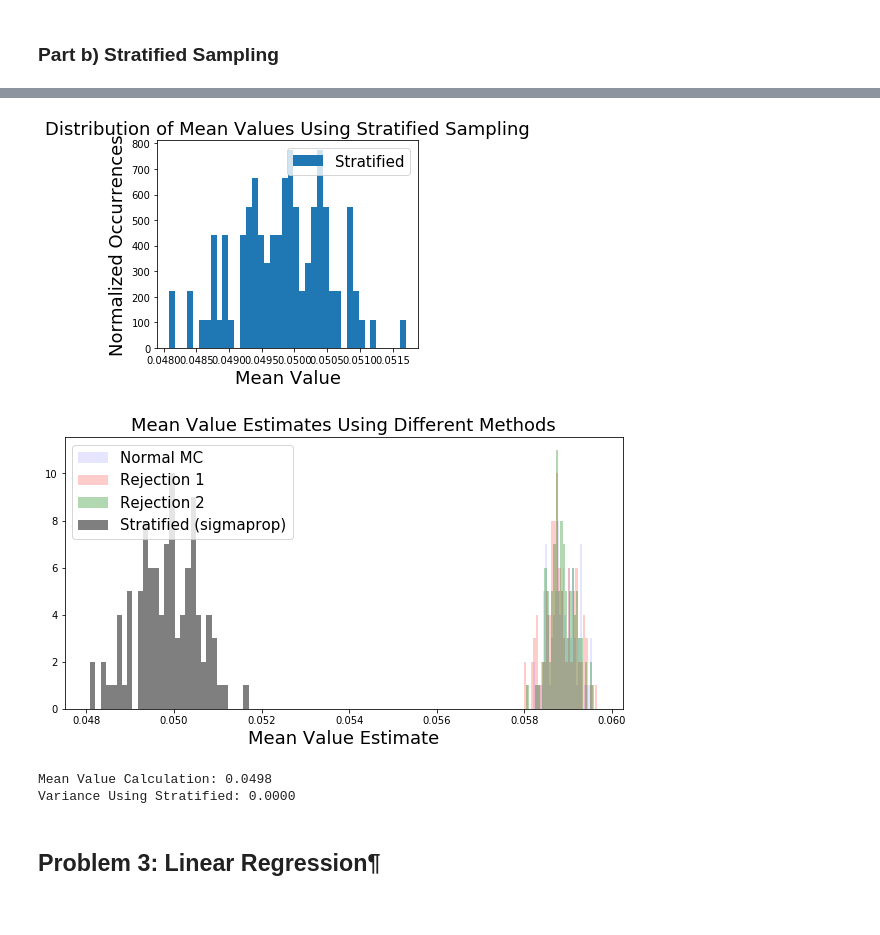
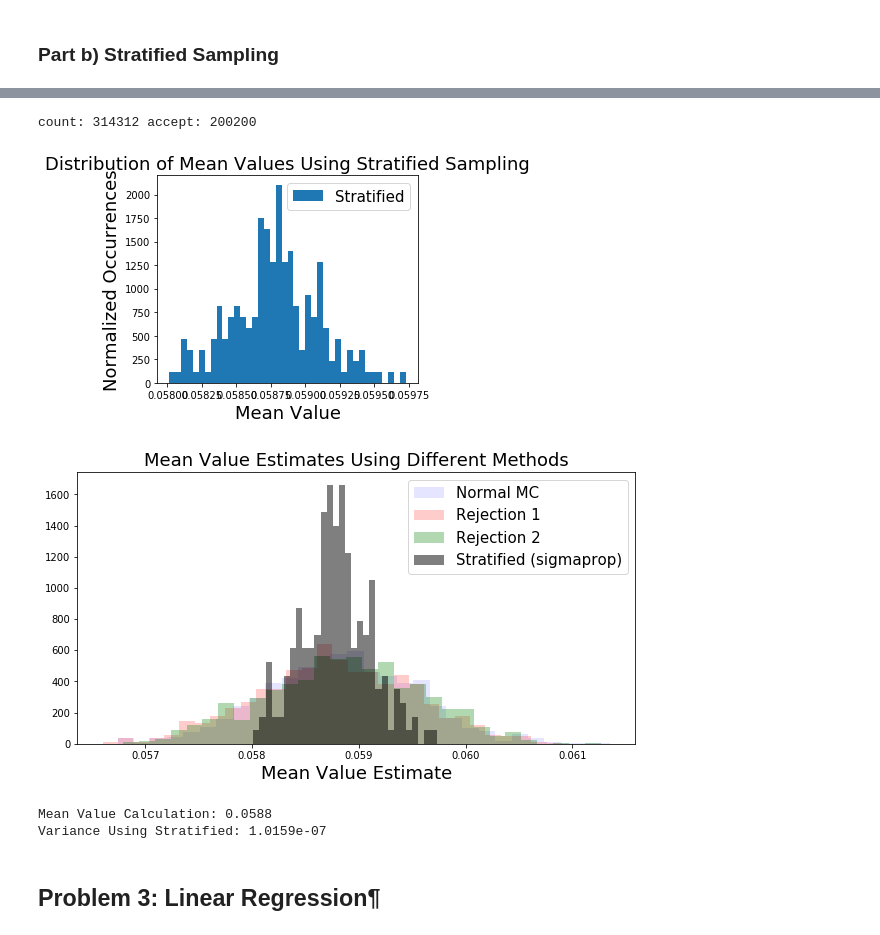
Before and after one commit to rshally/AM207, a Jupyter notebook: Spencer/Pset 2/Hallyburton_Pset_2.ipynb, the cells around one changed output, grey strips where cells are left out. Cells and saved outputs as stored; diff of their text form; code cells hidden in the pictures.

```diff
--- a/Spencer/Pset 2/Hallyburton_Pset_2.ipynb
+++ b/Spencer/Pset 2/Hallyburton_Pset_2.ipynb
@@ -253,7 +259,10 @@ def Perform_Rejection_Steroids(Nsamp, x, x_out, umin, umax, Mg, CDFvals):
 ##################################################################
 # %%
 # Evaluate the rejection sampling on steroids
-samples3, count3, accepted3 = Perform_Rejection_Steroids(Nsamp, x, x_out, umin, umax, Mg, CDFvals)
+# Nsamp = 1000
+# Ntrials = 300
+samples3, count3, accepted3 = Perform_Rejection_Steroids(Nsamp, x, x_out, Mg, xmin, xmax, mu_1, sigma_1)
+
 print("Count:",count3, "Accepted:", accepted3)
 
 # Plot the histogram:
@@ -266,11 +275,10 @@ plt.ylabel('fx')
 plt.legend()
 plt.show()
 
-
 # Evaluation the Rejection Sampling many times
 h_out_3 = np.zeros(Ntrials)
 for m in range(Ntrials):
-    samples3_all, _, _ = Perform_Rejection_Steroids(Nsamp, x, x_out, umin, umax, Mg, CDFvals)
+    samples3_all, _, _ = Perform_Rejection_Steroids(Nsamp, x, x_out, Mg, xmin, xmax, mu_1, sigma_1)
     h_out_3[m] = np.mean(h(samples3_all))
 
 # Plot the histogram of mean values:
@@ -359,9 +416,10 @@ plt.show()
 # %%
 # Calculate number of points for sampling in each region
-Ntrials = 100
-Nsamp = 200
-nums = np.ceil(Nsamp*sigmas/np.sum(sigmas)).astype(int)
+Nsamp = 2000
+Ntrials = 200
 
+count_all = 0
+accepted_all = 0
 Is = np.zeros(Ntrials)
 
 # Loop over each trial
@@ -374,22 +432,24 @@ for k in np.arange(0, Ntrials):
     # Loop over each region
     for reg in np.arange(0, Ns):
         # Sample using rejection sampling:
+        idxes = (x>=Umin) & (x<=Umax)
+        x_st = x[idxes]
+        x_out_st = x_out[idxes]
+        weight = CDF_X[np.where(x==Umax)] - CDF_X[np.where(x==Umin)]
         if reg==0:
             Mg = lambda x: Mg1(x)
-            CDF = CDFvals1
-            umin_in = invCDFg1(Umin)
-            umax_in = invCDFg1(Umax)
         elif reg==1:
             Mg = lambda x: Mg2(x)
-            CDF = CDFvals2
-            umin_in = invCDFg2(Umin)
-            umax_in = invCDFg2(Umax)
 
         # Rejection sampling using number of points as proportional to size of region
-        samples, count, accepted = Perform_Rejection_Steroids(nums[reg], x, x_out, umin_in, umax_in, Mg, CDF)
+        samples, count, accepted = Perform_Rejection_Stratefied(nums[reg], x_st, x_out_st, Mg, Umin, Umax,
+                                                                mu_vals[reg], sigma_vals[reg])
+
+        count_all += count
+        accepted_all += accepted
 
         #Add points in weighted fashion
-        Ii = Ii + nums[reg]/sum(nums)*np.mean(h(samples))
+        Ii = Ii + weight*np.mean(h(samples))
 
         # Update the region
         Umin = Umin + step
@@ -397,34 +457,38 @@ for k in np.arange(0, Ntrials):
 
     # Add integral value
     Is[k] = Ii
+
+print('count:', count_all, 'accept:', accepted_all)
+# %% [output]
+count: 314312 accept: 200200
 # %%
 # Plot stratified sampling method
 plt.hist(Is, bins=40, histtype='stepfilled', label=u'Stratified', normed=True)
 plt.legend()
 plt.title('Distribution of Mean Values Using Stratified Sampling')
 plt.xlabel('Mean Value')
 plt.ylabel('Normalized Occurrences')
 plt.tight_layout()
 plt.show()
 
 # Plot all three methods at once:
 plt.figure(figsize=(10,5))
-plt.hist(h_out_1,30, histtype='stepfilled', color='b', label=u'Normal MC', alpha=0.1)
-plt.hist(h_out_2,30, histtype='stepfilled', color='r', label=u'Rejection 1', alpha=0.2)
-plt.hist(h_out_3, 30, histtype='stepfilled',color='g', label=u'Rejection 2', alpha=0.3)
-plt.hist(Is, 30, histtype='stepfilled',color='k', label=u'Stratified (sigmaprop)', alpha=0.5)
+plt.hist(h_out_1,30, histtype='stepfilled', color='b', label=u'Normal MC', alpha=0.1, normed=True)
+plt.hist(h_out_2,30, histtype='stepfilled', color='r', label=u'Rejection 1', alpha=0.2, normed=True)
+plt.hist(h_out_3, 30, histtype='stepfilled',color='g', label=u'Rejection 2', alpha=0.3, normed=True)
+plt.hist(Is, 30, histtype='stepfilled',color='k', label=u'Stratified (sigmaprop)', alpha=0.5, normed=True)
 plt.xlabel('Mean Value Estimate')
 plt.title('Mean Value Estimates Using Different Methods')
 plt.legend()
 plt.show()
 
 print('Mean Value Calculation: %.4f' % np.mean(Is))
-print('Variance Using Stratified: %.4f' % np.var(Is))
+print('Variance Using Stratified: %.4e' % np.var(Is))
 # %% [output]
-[figure, old version]
+[figure, new version]
-[figure, old version]
+[figure, new version]
-Mean Value Calculation: 0.0498
-Variance Using Stratified: 0.0000
+Mean Value Calculation: 0.0588
+Variance Using Stratified: 1.0159e-07
 # %% [markdown]
 ## Problem 3: Linear Regression¶
 # %% [markdown]
```
Also changed, not shown: parts of 17 cells of this notebook.
